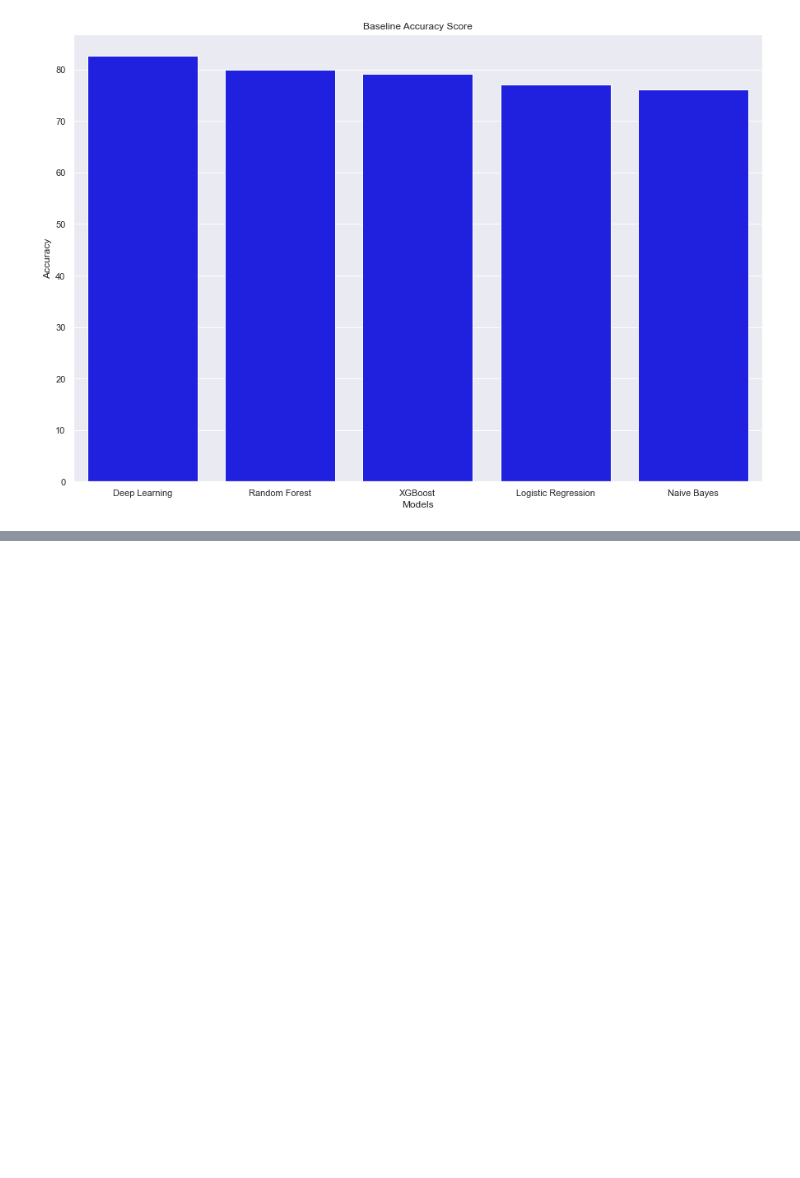
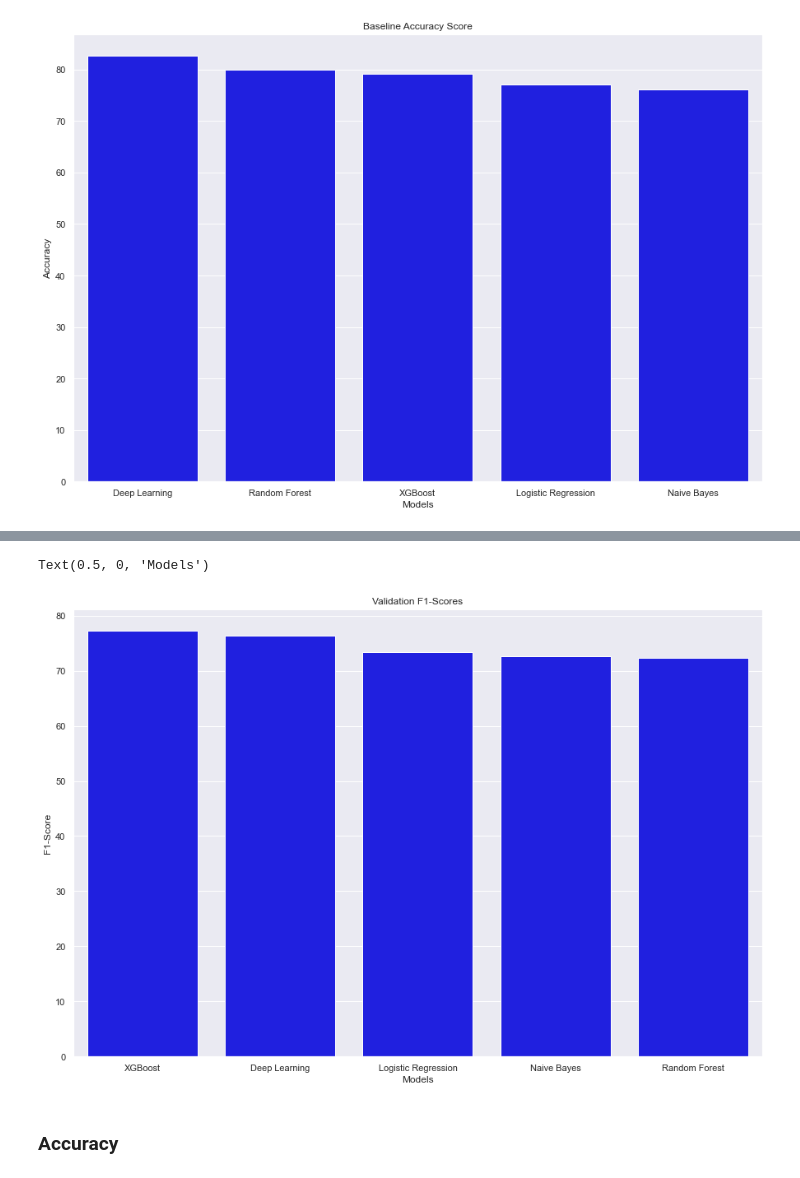
Before and after one commit to AustinYunker/Twitter-Prediction, a Jupyter notebook: GloVe Models.ipynb, the cells around one changed output, grey strips where cells are left out. Saved outputs shown, nothing was run; the diff lists cells and outputs as text; code cells hidden in the pictures; blank space fills up the shorter version.

```diff
--- a/GloVe Models.ipynb
+++ b/GloVe Models.ipynb
@@ -349,0 +760,11 @@ Text(0.5, 0, 'Models')
+# %%
+# Validation Results
+y_pred = model.predict(X_val)
+#Change the prediction to form expected for accuracy and f1-score functions
+y_pred = np.round(y_pred.reshape((y_pred.shape[0])))
+#Change the validation targets
+y_val = y_val.astype(np.int)
+model_val_acc = np.round(accuracy_score(y_pred, y_val), 4) * 100
+model_val_f1 = np.round(f1_score(y_pred, y_val), 4) * 100
+print(f"Deep Learning Validation Accuracy Score: {model_val_acc:.2f}%")
+print(f"Deep Learning Validation F1-Score: {model_val_f1:.2f}%")
@@ -349,0 +783,10 @@ Text(0.5, 0, 'Models')
+# %%
+Models = ["Logistic Regression", "Naive Bayes", "Random Forest", "XGBoost", "Deep Learning"]
+F1_Val_Scores = [lr_val_f1, nb_val_f1, rf_val_f1, xgb_val_f1, model_val_f1]
+Accuracy_Val_Scores = [lr_val_acc, nb_val_acc, rf_val_acc, xgb_val_acc, model_val_acc]
+
+#Create a data frame with the results
+val_results = pd.DataFrame({"Model": Models, "F1": F1_Val_Scores, "Accuracy" : Accuracy_Val_Scores})
+# %%
+val_results.sort_values(by="F1", ascending = False, inplace = True)
+val_results
@@ -349,0 +800,13 @@ Text(0.5, 0, 'Models')
+# %%
+#Bar chart of the results
+sns.set(rc = {'figure.figsize':(15,10)})
+sns.barplot(x="Model", y = "F1", order = val_results["Model"] \
+                                            , data = val_results, color = "blue")
+plt.title("Validation F1-Scores")
+plt.ylabel("F1-Score")
+plt.xlabel("Models")
+# %% [output]
+Text(0.5, 0, 'Models')
+[figure, added]
+# %% [markdown]
+### Accuracy
```
Also changed, not shown: parts of 49 cells of this notebook.
